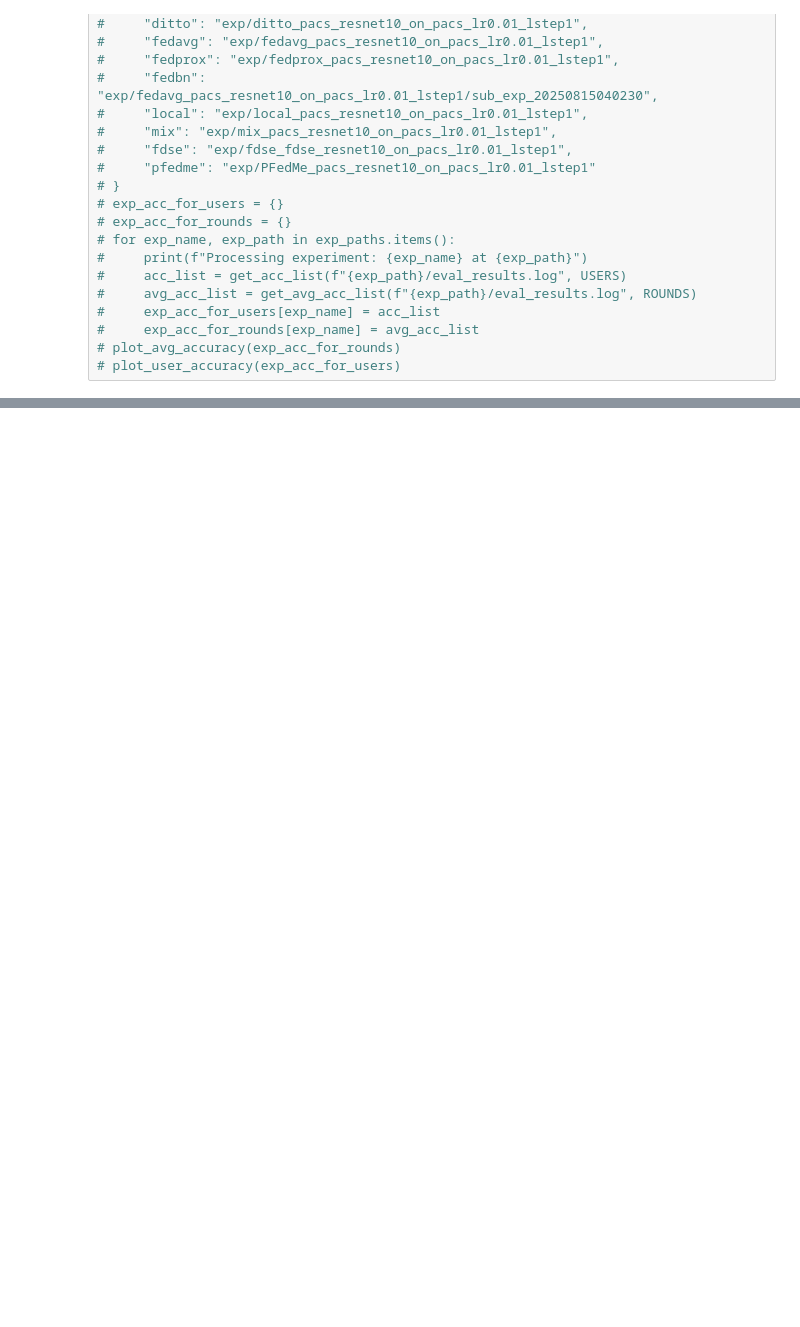
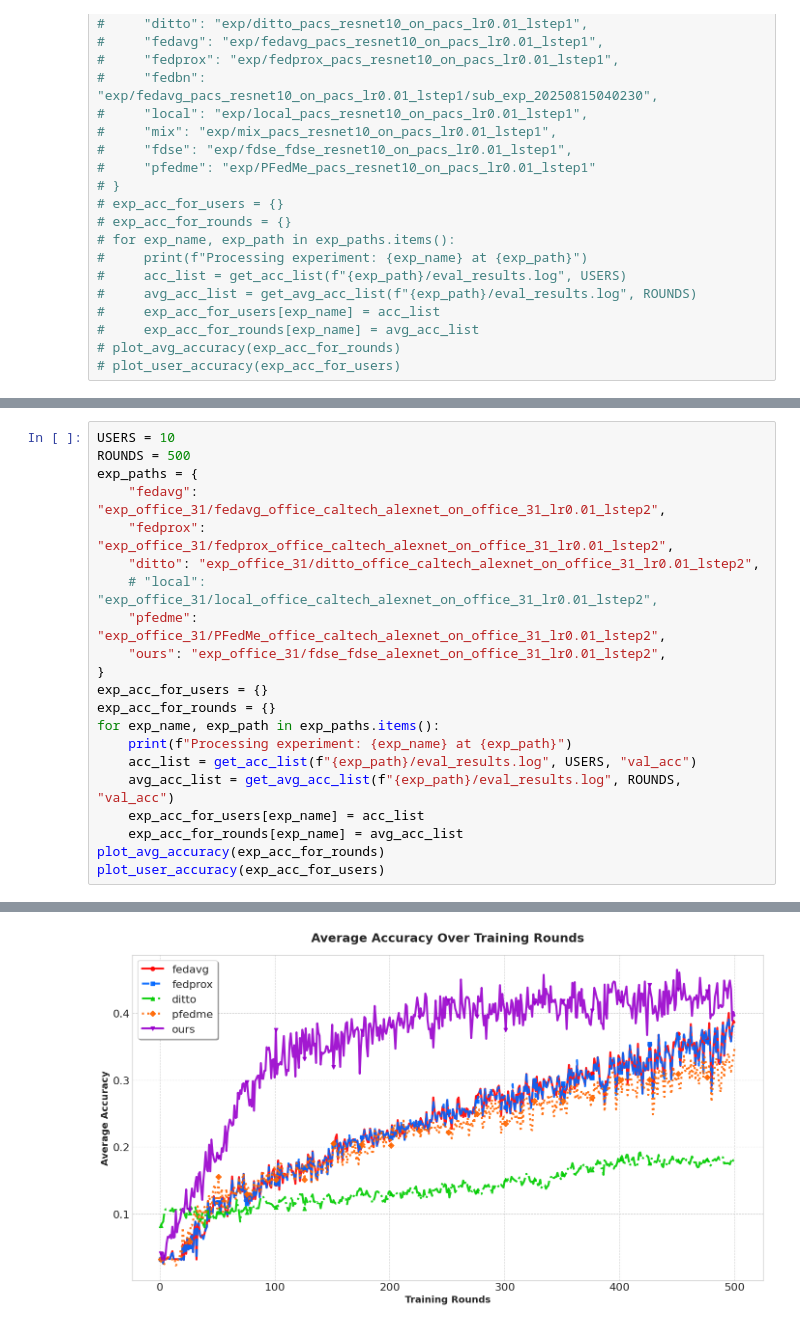
Before and after one commit to lzy756/FederatedScope, a Jupyter notebook: exp_analyze.ipynb, the cells around one changed output, grey strips where cells are left out. Saved outputs shown, nothing was run; the diff lists cells and outputs as text; blank space fills up the shorter version.

```diff
--- a/exp_analyze.ipynb
+++ b/exp_analyze.ipynb
@@ -126,0 +286,22 @@ Processing experiment: pfedme at exp/PFedMe_office_caltech_alexnet_on_office_cal
+# %%
+USERS = 10
+ROUNDS = 500
+exp_paths = {
+    "fedavg": "exp_office_31/fedavg_office_caltech_alexnet_on_office_31_lr0.01_lstep2",
+    "fedprox": "exp_office_31/fedprox_office_caltech_alexnet_on_office_31_lr0.01_lstep2",
+    "ditto": "exp_office_31/ditto_office_caltech_alexnet_on_office_31_lr0.01_lstep2",
+    # "local": "exp_office_31/local_office_caltech_alexnet_on_office_31_lr0.01_lstep2",
+    "pfedme": "exp_office_31/PFedMe_office_caltech_alexnet_on_office_31_lr0.01_lstep2",
+    "ours": "exp_office_31/fdse_fdse_alexnet_on_office_31_lr0.01_lstep2",
+}
+exp_acc_for_users = {}
+exp_acc_for_rounds = {}
+for exp_name, exp_path in exp_paths.items():
+    print(f"Processing experiment: {exp_name} at {exp_path}")
+    acc_list = get_acc_list(f"{exp_path}/eval_results.log", USERS, "val_acc")
+    avg_acc_list = get_avg_acc_list(f"{exp_path}/eval_results.log", ROUNDS, "val_acc")
+    exp_acc_for_users[exp_name] = acc_list
+    exp_acc_for_rounds[exp_name] = avg_acc_list
+plot_avg_accuracy(exp_acc_for_rounds)
+plot_user_accuracy(exp_acc_for_users)
+# %% [output]
@@ -126,0 +318 @@ Processing experiment: pfedme at exp/PFedMe_office_caltech_alexnet_on_office_cal
+[figure, added]
```
Also changed, not shown: parts of 8 cells of this notebook, 35 other files.
